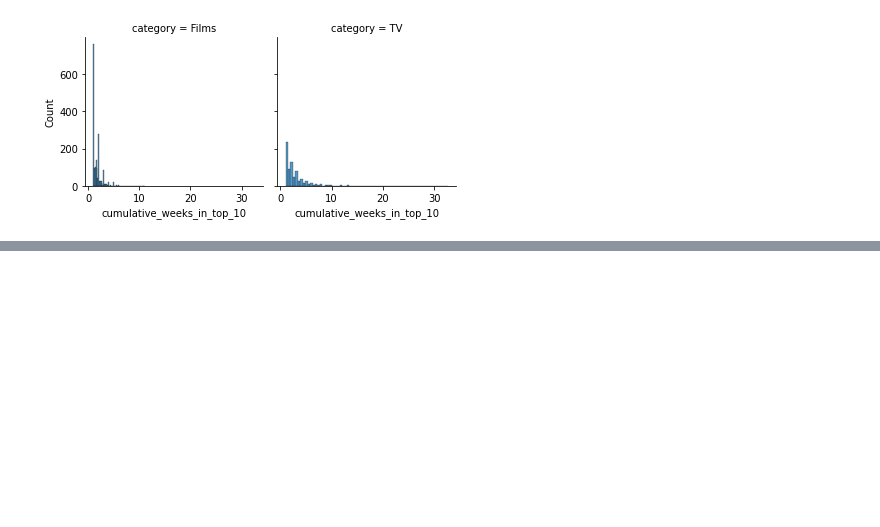
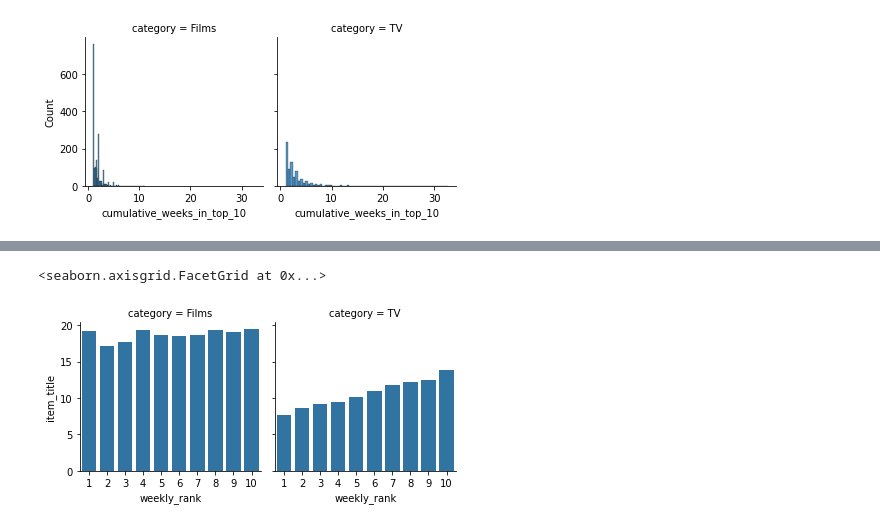
Before and after one commit to NHagar/Research-netflix, a Jupyter notebook: eda/descriptive_stats.ipynb, the cells around one changed output, grey strips where cells are left out. Cells and saved outputs as stored; diff of their text form; code cells hidden in the pictures; blank space fills up the shorter version.

```diff
--- a/eda/descriptive_stats.ipynb
+++ b/eda/descriptive_stats.ipynb
@@ -75 +104,10 @@ g.map(sns.histplot, 'cumulative_weeks_in_top_10')
+# %%
+# First ranks distribution
+mean_first_counts = (df[df.cumulative_weeks_in_top_10==1].groupby(['category', 'country_name', 'weekly_rank']).count().item_title \
+        .groupby(level=[0, 2]).mean().reset_index())
+g = sns.FacetGrid(mean_first_counts, col='category')
+g.map(sns.barplot, 'weekly_rank', 'item_title')
+# %% [output]
+<seaborn.axisgrid.FacetGrid at 0x...>
+[figure, added]
 # %%
```
Also changed, not shown: parts of 11 cells of this notebook.
